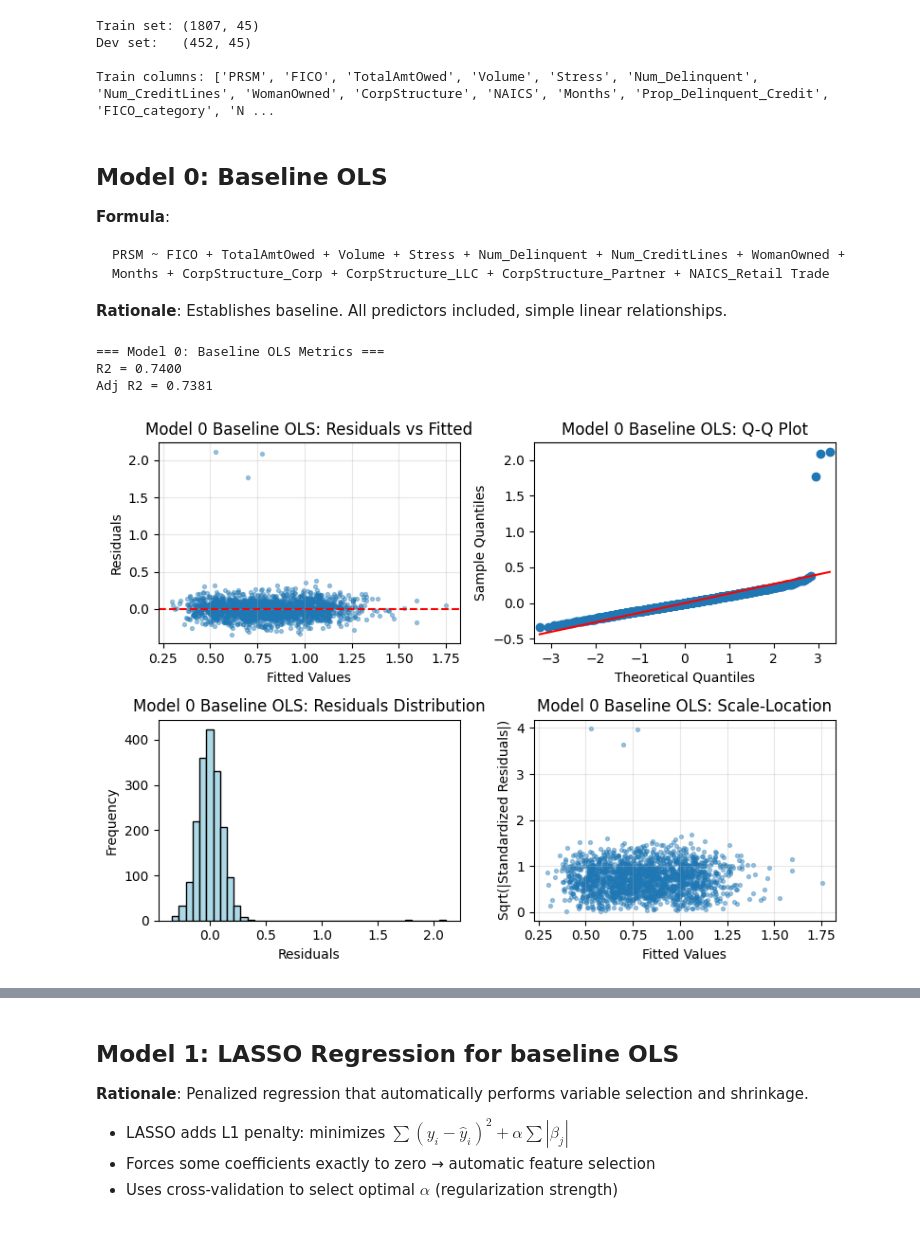
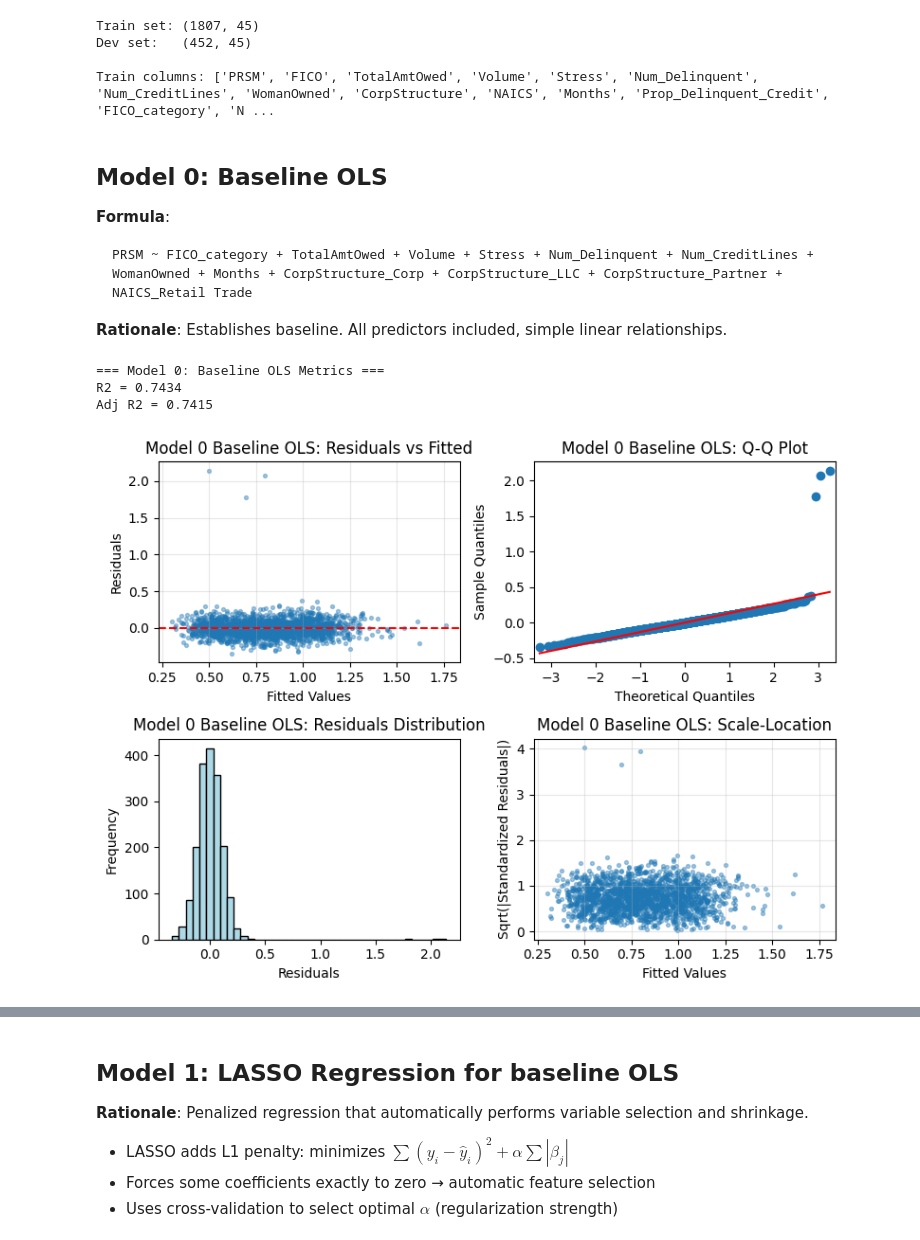
Before and after one commit to etontackett/Stat-628, a Jupyter notebook: model.ipynb, the cells around one changed output, grey strips where cells are left out. Drawn from its saved outputs; the diff is of its cells as text; code cells hidden in the pictures.

Commit message:
Update group1 model with FICO_category.

````diff
--- a/model.ipynb
+++ b/model.ipynb
@@ -27,37 +27,37 @@ Train columns: ['PRSM', 'FICO', 'TotalAmtOwed', 'Volume', 'Stress', 'Num_Delinqu
 
 **Formula**:
 ```
-PRSM ~ FICO + TotalAmtOwed + Volume + Stress + Num_Delinquent + Num_CreditLines + WomanOwned + Months + CorpStructure_Corp + CorpStructure_LLC + CorpStructure_Partner + NAICS_Retail Trade
+PRSM ~ FICO_category + TotalAmtOwed + Volume + Stress + Num_Delinquent + Num_CreditLines + WomanOwned + Months + CorpStructure_Corp + CorpStructure_LLC + CorpStructure_Partner + NAICS_Retail Trade
 ```
 
 **Rationale**: Establishes baseline. All predictors included, simple linear relationships.
 # %%
 # Model 0: Baseline OLS
-base_predictors = ['FICO', 'TotalAmtOwed', 'Volume', 'Stress', 'Num_Delinquent', 'Num_CreditLines', 'Prop_Delinquent_Credit','WomanOwned', 'Months', 'CorpStructure_Corp', 'CorpStructure_LLC', 'CorpStructure_Partner', 'NAICS_ind_Retail Trade']
+base_predictors = ['FICO_category', 'TotalAmtOwed', 'Volume', 'Stress', 'Num_Delinquent', 'Num_CreditLines', 'Prop_Delinquent_Credit','WomanOwned', 'Months', 'CorpStructure_Corp', 'CorpStructure_LLC', 'CorpStructure_Partner', 'NAICS_ind_Retail Trade']
 
 X_train_base = train_df[base_predictors].copy().astype(float)
 X_train_base_with_const = sm.add_constant(X_train_base)
 X_dev_base = dev_df[base_predictors].copy().astype(float)
 X_dev_base_with_const = sm.add_constant(X_dev_base)
 y_train = train_df['PRSM'].astype(float)
 y_dev = dev_df['PRSM'].astype(float)
 
 # Train model using utility function
 model_baselineOLS, metrics_baselineOLS = fit_ols_model(X_train_base_with_const, y_train, 'Model 0: Baseline OLS')
 
 # Store metrics for comparison
 baselineOLS_r2 = metrics_baselineOLS['r2']
 baselineOLS_adj_r2 = metrics_baselineOLS['adj_r2']
 
 # Model 0: Residual diagnostics
 residuals_baselineOLS = model_baselineOLS.resid
 fitted_baselineOLS = model_baselineOLS.fittedvalues
 plot_residuals_diagnostics(residuals_baselineOLS, fitted_baselineOLS, 'Model 0 Baseline OLS', color='lightblue')
 # %% [output]
 === Model 0: Baseline OLS Metrics ===
-R2 = 0.7400
-Adj R2 = 0.7381
+R2 = 0.7434
+Adj R2 = 0.7415
-[figure, old version]
+[figure, new version]
 # %%
 # Model 0: Identify outlier samples (residuals > 0.5)
 outlier_threshold = 0.5
````
Also changed, not shown: parts of 10 cells of this notebook.
